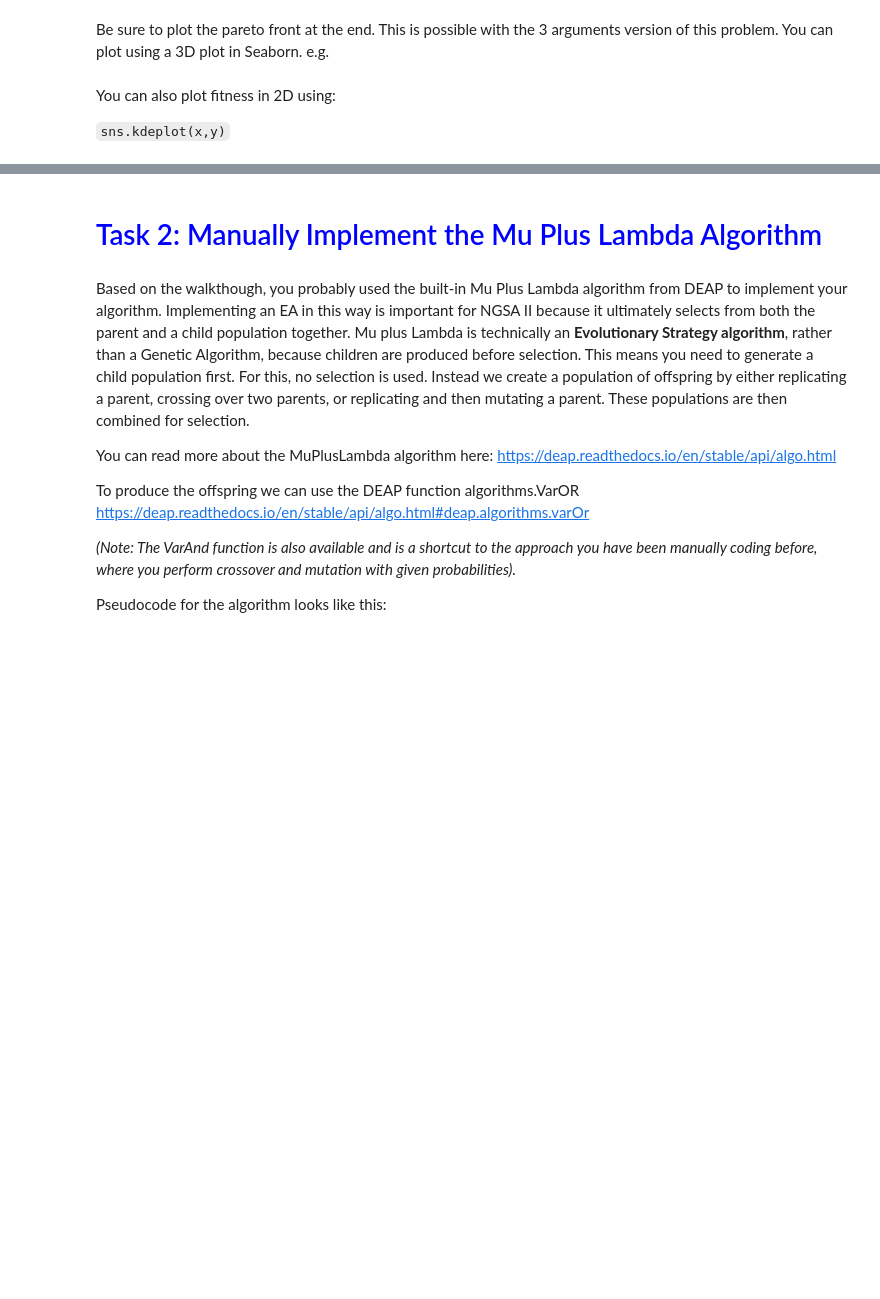
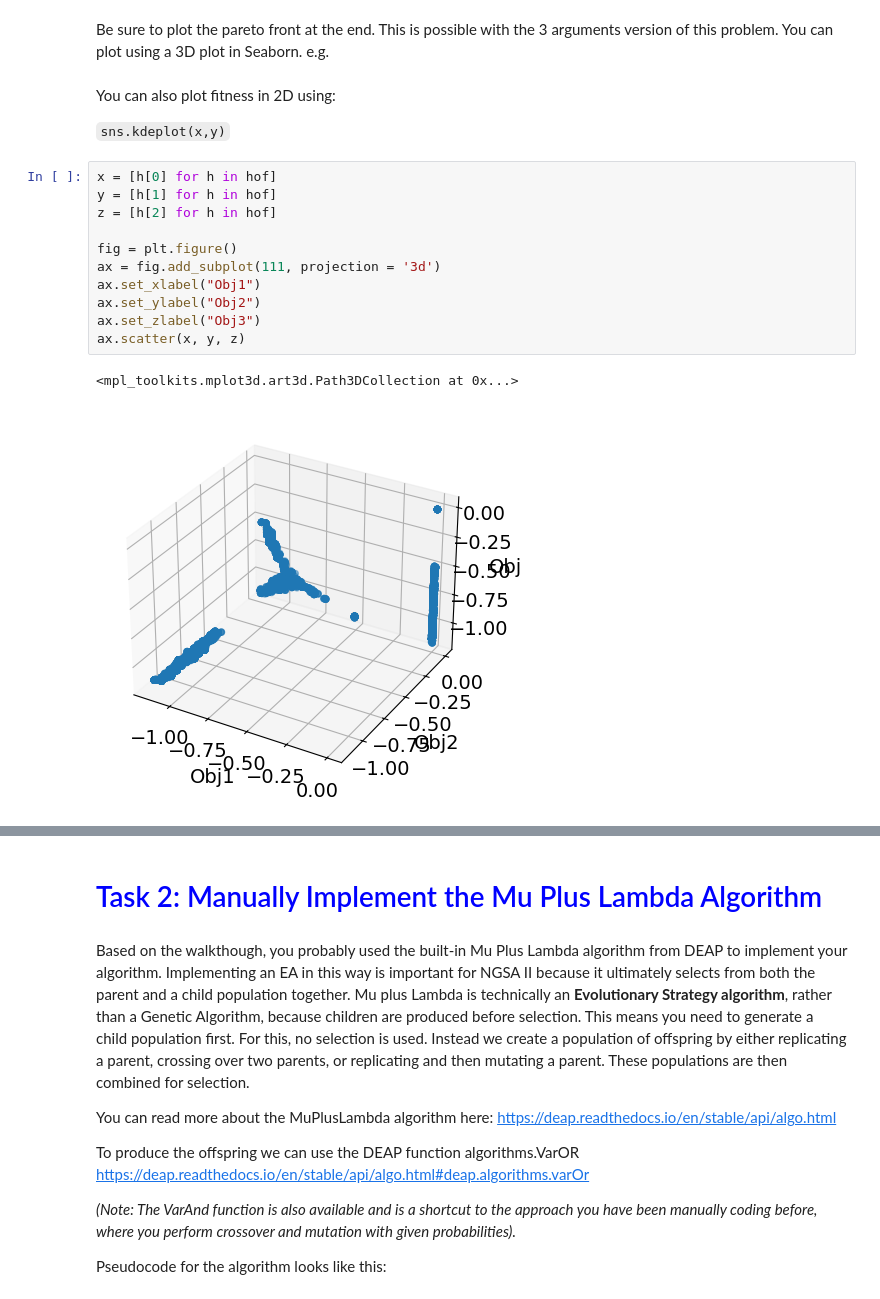
Before and after one commit to elijah-jones-2003/EVAC, a Jupyter notebook: Workshops/EVAC_Workshop3_Workbook.ipynb, the cells around one changed output, grey strips where cells are left out. Drawn from its saved outputs; the diff is of its cells as text; blank space fills up the shorter version.

````diff
--- a/Workshops/EVAC_Workshop3_Workbook.ipynb
+++ b/Workshops/EVAC_Workshop3_Workbook.ipynb
@@ -55,3 +163,17 @@ Be sure to plot the pareto front at the end. This is possible with the 3 argumen
 You can also plot fitness in 2D using:
 
 ```sns.kdeplot(x,y)```
+# %%
+x = [h[0] for h in hof]
+y = [h[1] for h in hof]
+z = [h[2] for h in hof]
+
+fig = plt.figure()
+ax = fig.add_subplot(111, projection = '3d')
+ax.set_xlabel("Obj1")
+ax.set_ylabel("Obj2")
+ax.set_zlabel("Obj3")
+ax.scatter(x, y, z)
+# %% [output]
+<mpl_toolkits.mplot3d.art3d.Path3DCollection at 0x...>
+[figure, added]
````
Also changed, not shown: parts of 7 cells of this notebook, 6 other files.
